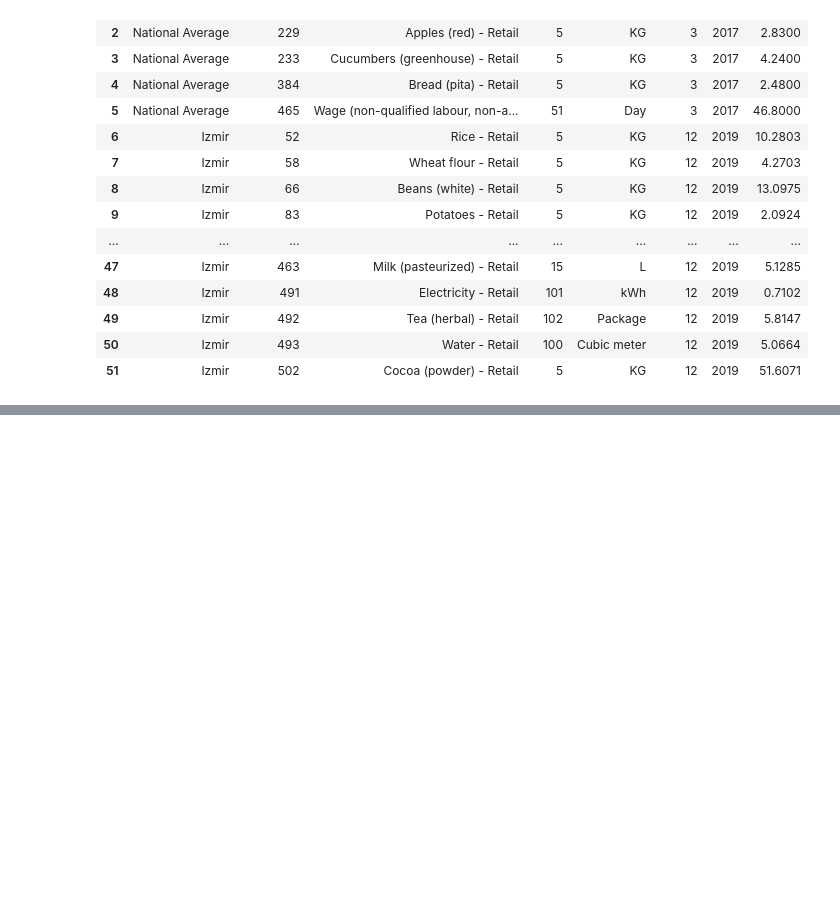
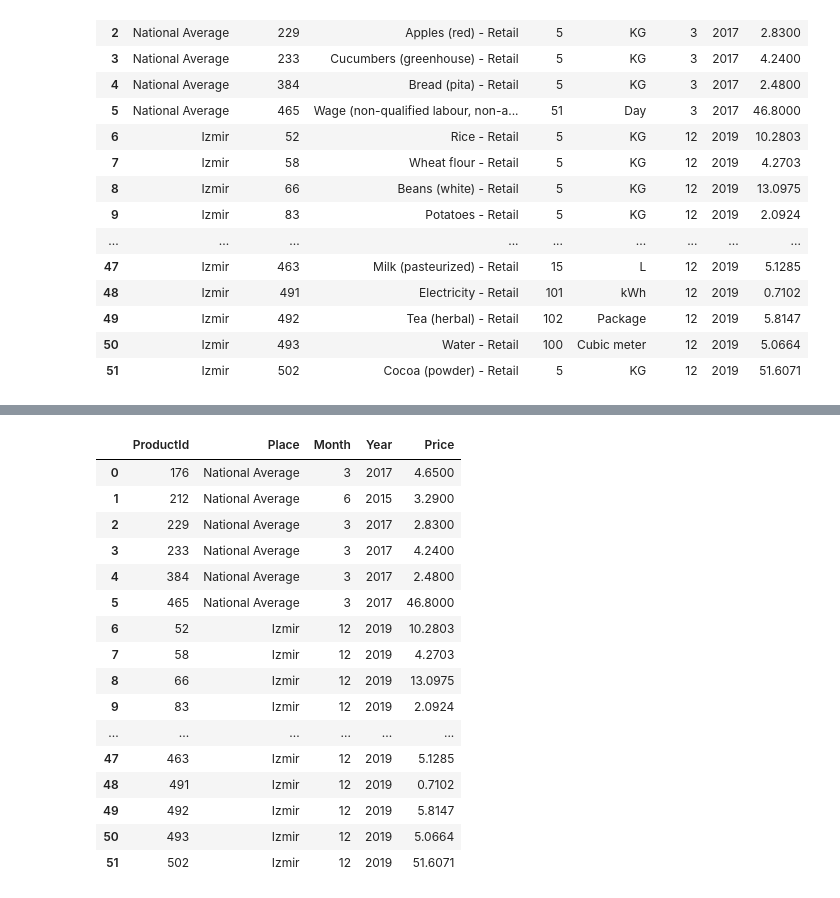
Before and after one commit to hunght92/Codegym, a Jupyter notebook: Học lại.ipynb, the cells around one changed output, grey strips where cells are left out. Saved outputs shown, nothing was run; the diff lists cells and outputs as text; code cells hidden in the pictures; blank space fills up the shorter version.

```diff
--- a/Học lại.ipynb
+++ b/Học lại.ipynb
@@ -673,0 +696,22 @@ df
+# %%
+# Tách file chứa thông tin giá
+df_pri = df.loc[:,['ProductId','Place','Month','Year','Price']]
+df_pri
+# %% [output]
+|  | ProductId | Place | Month | Year | Price |
+| 0 | 176 | National Average | 3 | 2017 | 4.6500 |
+| 1 | 212 | National Average | 6 | 2015 | 3.2900 |
+| 2 | 229 | National Average | 3 | 2017 | 2.8300 |
+| 3 | 233 | National Average | 3 | 2017 | 4.2400 |
+| 4 | 384 | National Average | 3 | 2017 | 2.4800 |
+| 5 | 465 | National Average | 3 | 2017 | 46.8000 |
+| 6 | 52 | Izmir | 12 | 2019 | 10.2803 |
+| 7 | 58 | Izmir | 12 | 2019 | 4.2703 |
+| 8 | 66 | Izmir | 12 | 2019 | 13.0975 |
+| 9 | 83 | Izmir | 12 | 2019 | 2.0924 |
+| ... | ... | ... | ... | ... | ... |
+| 47 | 463 | Izmir | 12 | 2019 | 5.1285 |
+| 48 | 491 | Izmir | 12 | 2019 | 0.7102 |
+| 49 | 492 | Izmir | 12 | 2019 | 5.8147 |
+| 50 | 493 | Izmir | 12 | 2019 | 5.0664 |
+| 51 | 502 | Izmir | 12 | 2019 | 51.6071 |
```
Also changed, not shown: parts of 6 cells of this notebook.
